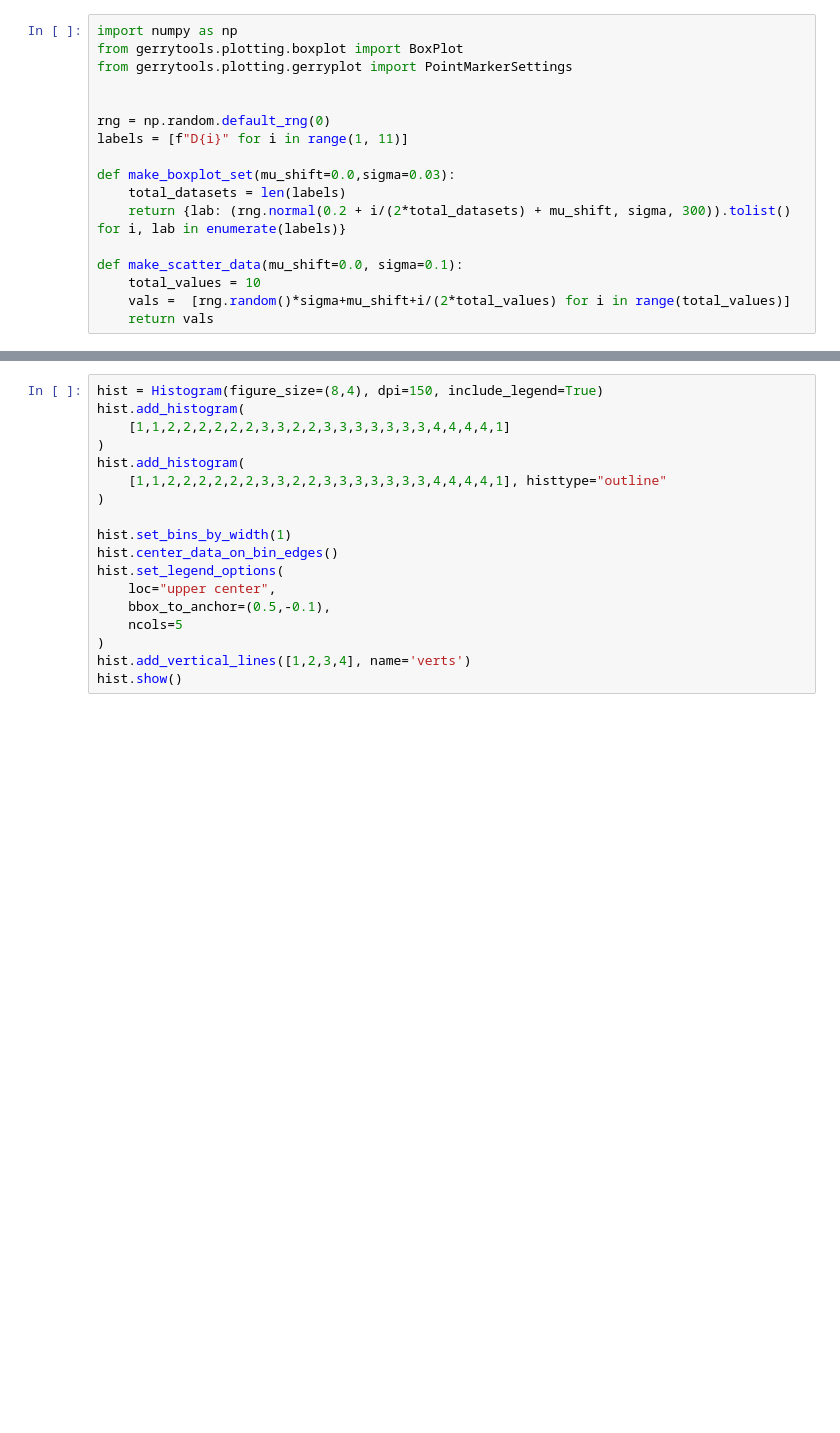
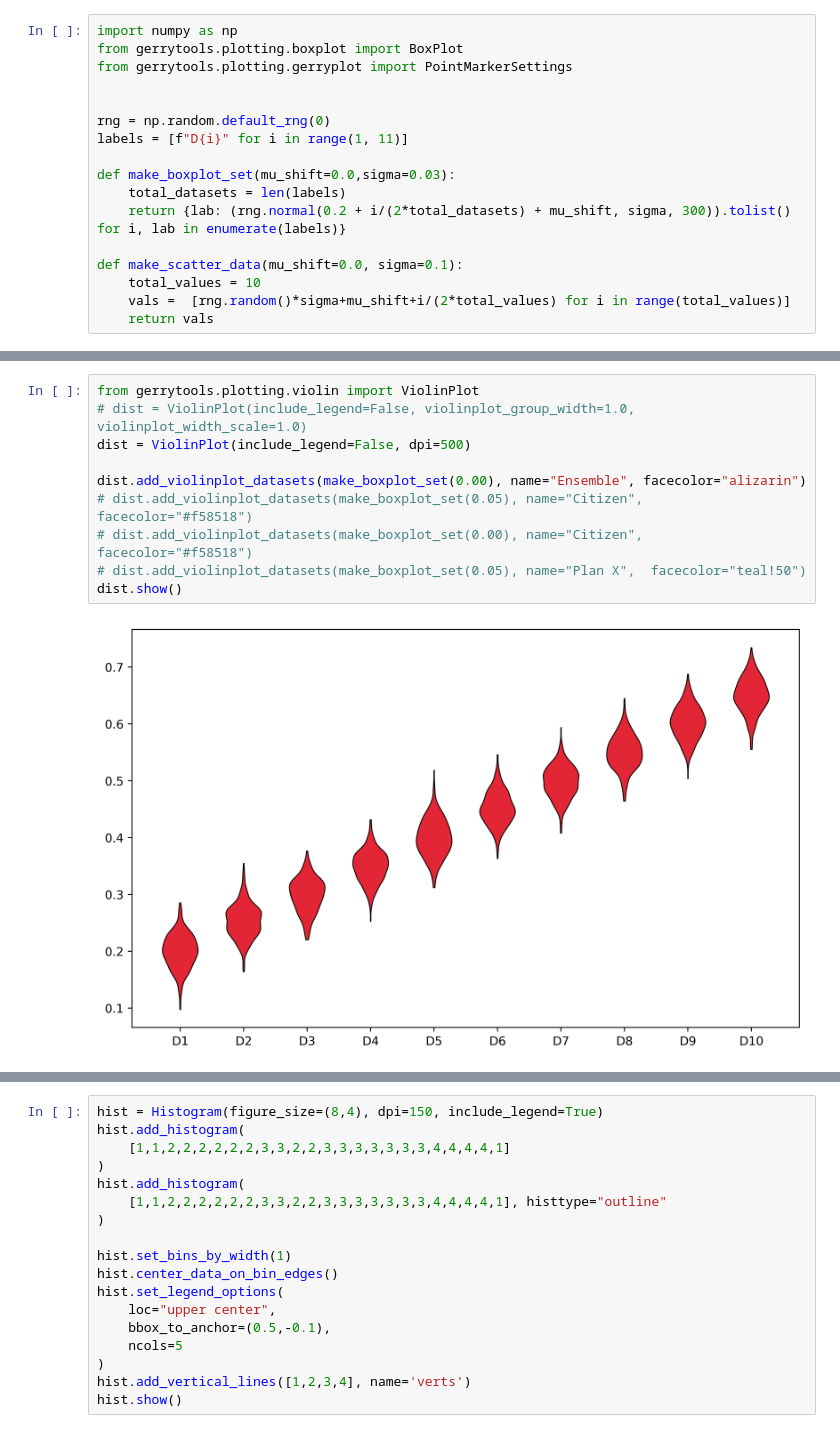
Before and after one commit to peterrrock2/gerrytools-dev, a Jupyter notebook: docs/notebooks/making_plots copy.ipynb, the cells around one changed output, grey strips where cells are left out. Saved outputs shown, nothing was run; the diff lists cells and outputs as text; blank space fills up the shorter version.

```diff
--- a/docs/notebooks/making_plots copy.ipynb
+++ b/docs/notebooks/making_plots copy.ipynb
@@ -519,0 +520,12 @@ dist.show()
+# %%
+from gerrytools.plotting.violin import ViolinPlot
+# dist = ViolinPlot(include_legend=False, violinplot_group_width=1.0, violinplot_width_scale=1.0)
+dist = ViolinPlot(include_legend=False, dpi=500)
+
+dist.add_violinplot_datasets(make_boxplot_set(0.00), name="Ensemble", facecolor="alizarin")
+# dist.add_violinplot_datasets(make_boxplot_set(0.05), name="Citizen",  facecolor="#f58518")
+# dist.add_violinplot_datasets(make_boxplot_set(0.00), name="Citizen",  facecolor="#f58518")
+# dist.add_violinplot_datasets(make_boxplot_set(0.05), name="Plan X",  facecolor="teal!50")
+dist.show()
+# %% [output]
+[figure, added]
```
Also changed, not shown: parts of 4 cells of this notebook, 1 other file.
